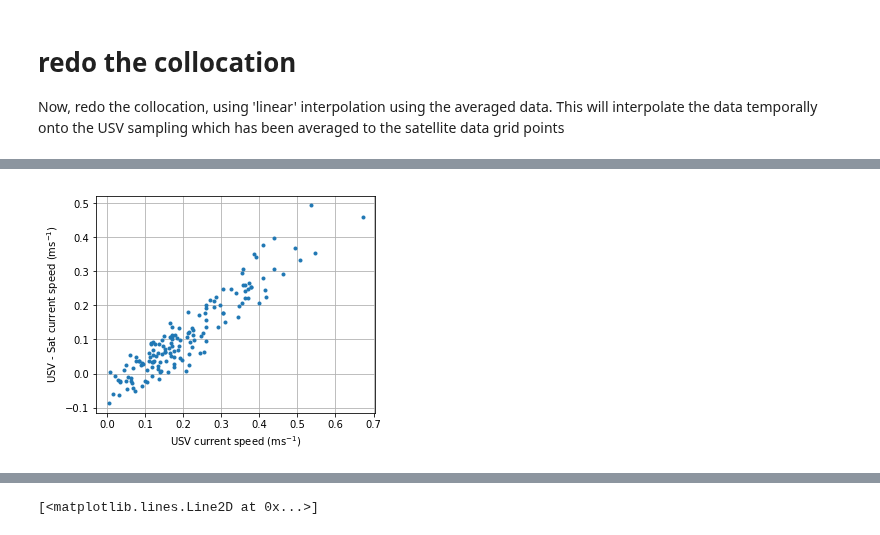
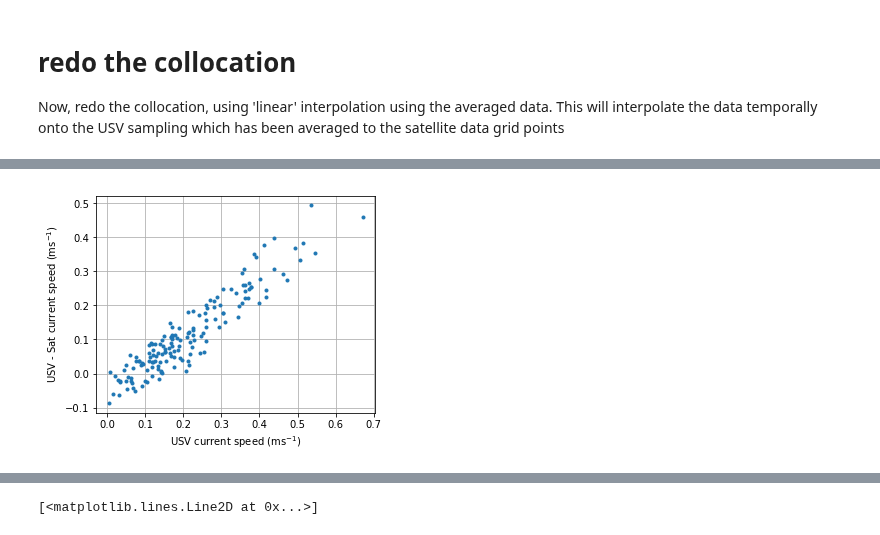
Before and after one commit to cgentemann/Saildrone, a Jupyter notebook: sat_collocation/Collocate_Saildrone_with_oscar_ocean_currents.ipynb, the cells around one changed output, grey strips where cells are left out. Cells and saved outputs as stored; diff of their text form; code cells hidden in the pictures.

```diff
--- a/sat_collocation/Collocate_Saildrone_with_oscar_ocean_currents.ipynb
+++ b/sat_collocation/Collocate_Saildrone_with_oscar_ocean_currents.ipynb
@@ -211,4 +215,33 @@ dif_dir[cond]-=360
 dif_dir[cond2]+=360
 print('mean,std dif speed',[dif_spd.mean().data,dif_spd.std().data])
 print('mean,std dir',[dif_dir.mean().data,dif_dir.std().data,dif_spd.shape[0]])
+
+usv_spd = ds_new.spd
+sat_spd = ds_collocated_averaged.spd
+usv_dir = ds_new.dir
+sat_dir = ds_collocated_averaged.dir
+dif_spd,dif_dir = usv_spd - sat_spd, usv_dir - sat_dir
+cond,cond2 = (dif_dir > 180),(dif_dir < -180)
+cond,cond2 = (dif_dir > 180),(dif_dir < -180)
+dif_dir[cond]-=360
+dif_dir[cond2]+=360
+
+cond = (np.isfinite(usv_spd) & np.isfinite(sat_spd))
+usv_spd = usv_spd[cond]
+sat_spd = sat_spd[cond]
+usv_dir = usv_dir[cond]
+sat_dir = sat_dir[cond]
+
+sdif = dif_spd.dropna('time')
+sdifcor = np.corrcoef(sat_spd,usv_spd)[0,1]
+std_robust = np.nanmedian(np.abs(sdif - np.nanmedian(sdif))) * 1.482602218505602
+ilen = sdif.shape[0]
+print([sdif.mean().data,sdif.median().data,sdifcor,sdif.std().data,std_robust,
+                    np.abs(sdif).mean().data,sdif.shape[0]])
+sdif = dif_dir.dropna('time')
+sdifcor = np.corrcoef(sat_dir,usv_dir)[0,1]
+std_robust = np.nanmedian(np.abs(sdif - np.nanmedian(sdif))) * 1.482602218505602
+ilen = sdif.shape[0]
+print([sdif.mean().data,sdif.median().data,sdifcor,sdif.std().data,std_robust,
+                    np.abs(sdif).mean().data,sdif.shape[0]])
 # %% [output]
@@ -217,13 +316,13 @@ mean,std dir [array(-0.40261571), array(62.62654293), 162]
 # %%
 fig, ax = plt.subplots(figsize=(5,4))
 ax.plot(usv_spd,dif_spd,'.')
 ax.grid(True)
 ax.set_xlabel('USV current speed (ms$^{-1}$)')
 ax.set_ylabel('USV - Sat current speed (ms$^{-1}$)')
-fig_fname='F:/data/cruise_data/saildrone/baja-2018/figs/sat_current_spd_both_bias.png'
+fig_fname='F:/data/cruise_data/saildrone/baja-2018/figs/sat_current_spd_both_bias2.png'
 fig.savefig(fig_fname, transparent=False, format='png')
 # %% [output]
-[figure, old version]
+[figure, new version]
 # %%
 fig, ax = plt.subplots(figsize=(5,4))
 ax.plot(usv_spd,dif_dir,'.')
```
Also changed, not shown: parts of 10 cells of this notebook, 2 other files.
